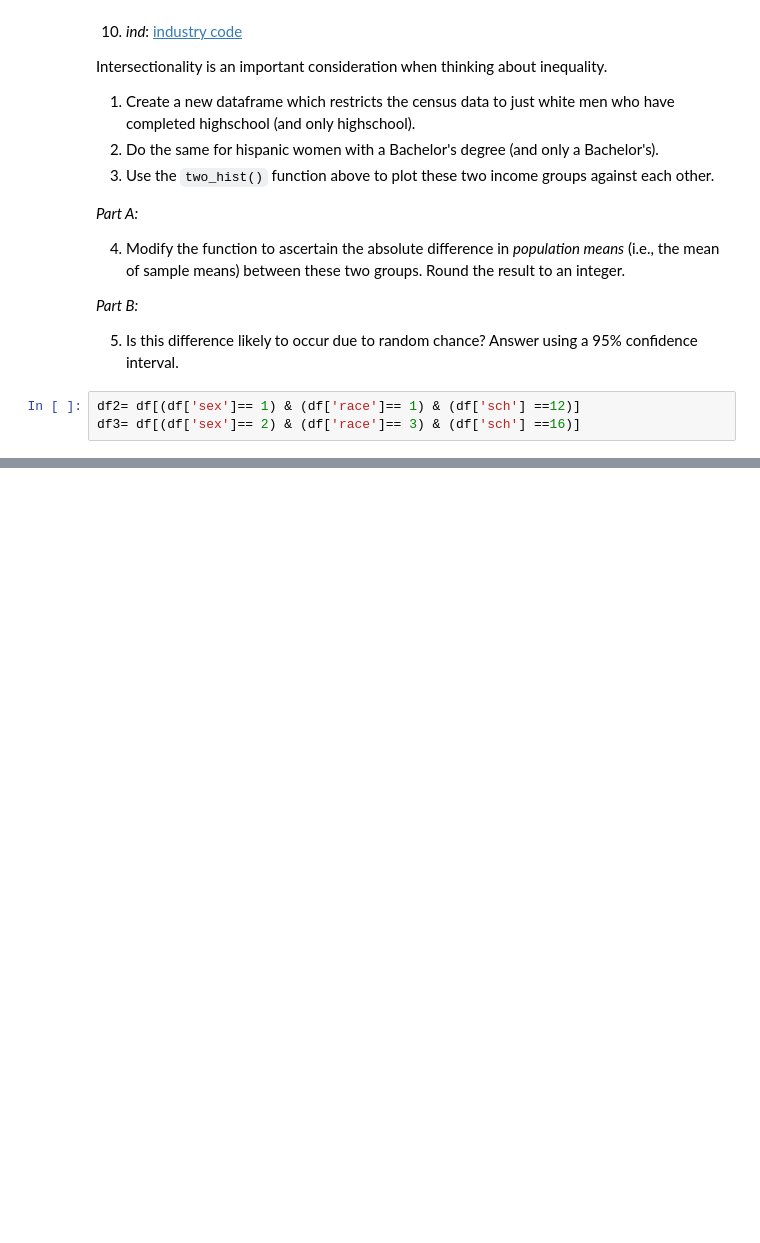
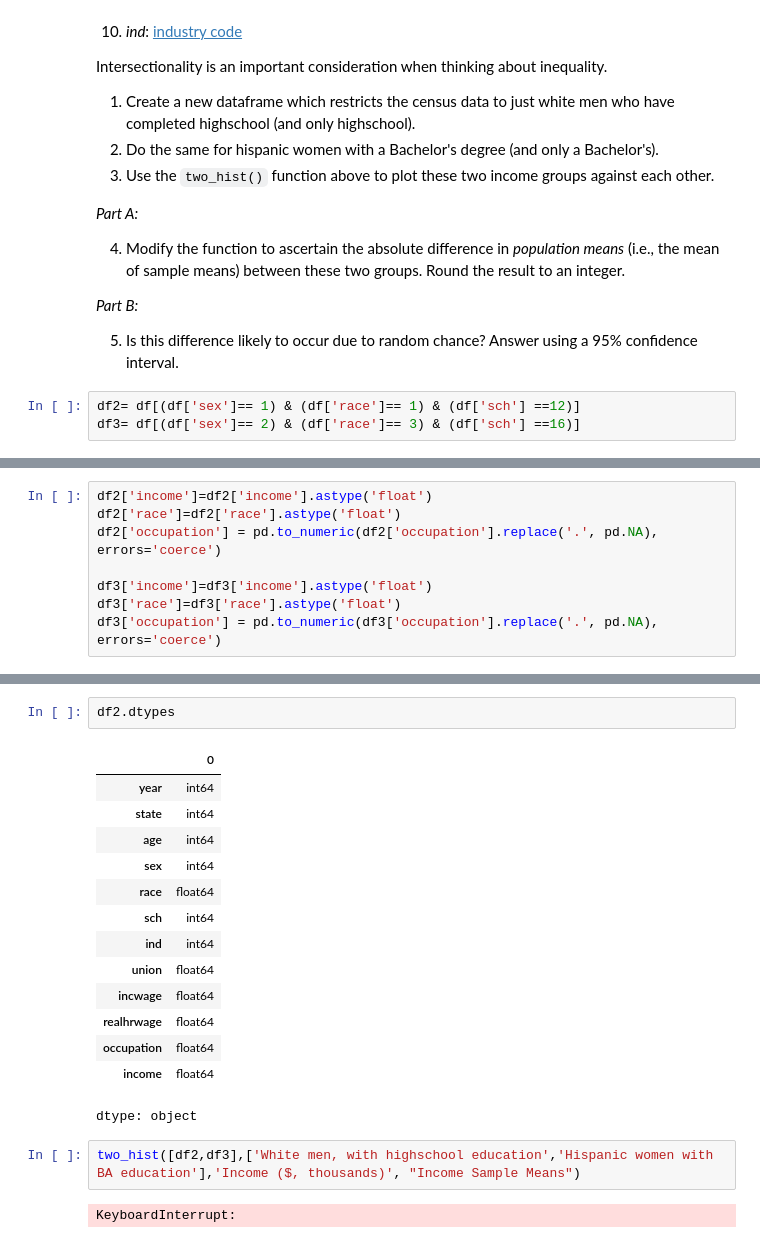
Before and after one commit to joe-lrrde/QM2, a Jupyter notebook: W5_Distributions_and_Basic_Statistics.ipynb, the cells around one changed output, grey strips where cells are left out. Drawn from its saved outputs; the diff is of its cells as text; blank space fills up the shorter version.

```diff
--- a/W5_Distributions_and_Basic_Statistics.ipynb
+++ b/W5_Distributions_and_Basic_Statistics.ipynb
@@ -592,0 +585,8 @@ df3= df[(df['sex']== 2) & (df['race']== 3) & (df['sch'] ==16)]
+# %%
+df2['income']=df2['income'].astype('float')
+df2['race']=df2['race'].astype('float')
+df2['occupation'] = pd.to_numeric(df2['occupation'].replace('.', pd.NA), errors='coerce')
+
+df3['income']=df3['income'].astype('float')
+df3['race']=df3['race'].astype('float')
+df3['occupation'] = pd.to_numeric(df3['occupation'].replace('.', pd.NA), errors='coerce')
@@ -592,0 +611,21 @@ df3= df[(df['sex']== 2) & (df['race']== 3) & (df['sch'] ==16)]
+# %%
+df2.dtypes
+# %% [output]
+|  | 0 |
+| year | int64 |
+| state | int64 |
+| age | int64 |
+| sex | int64 |
+| race | float64 |
+| sch | int64 |
+| ind | int64 |
+| union | float64 |
+| incwage | float64 |
+| realhrwage | float64 |
+| occupation | float64 |
+| income | float64 |
+dtype: object
+# %%
+two_hist([df2,df3],['White men, with highschool education','Hispanic women with BA education'],'Income ($, thousands)', "Income Sample Means")
+# %% [output]
+KeyboardInterrupt:
```
Also changed, not shown: parts of 2 cells of this notebook.
